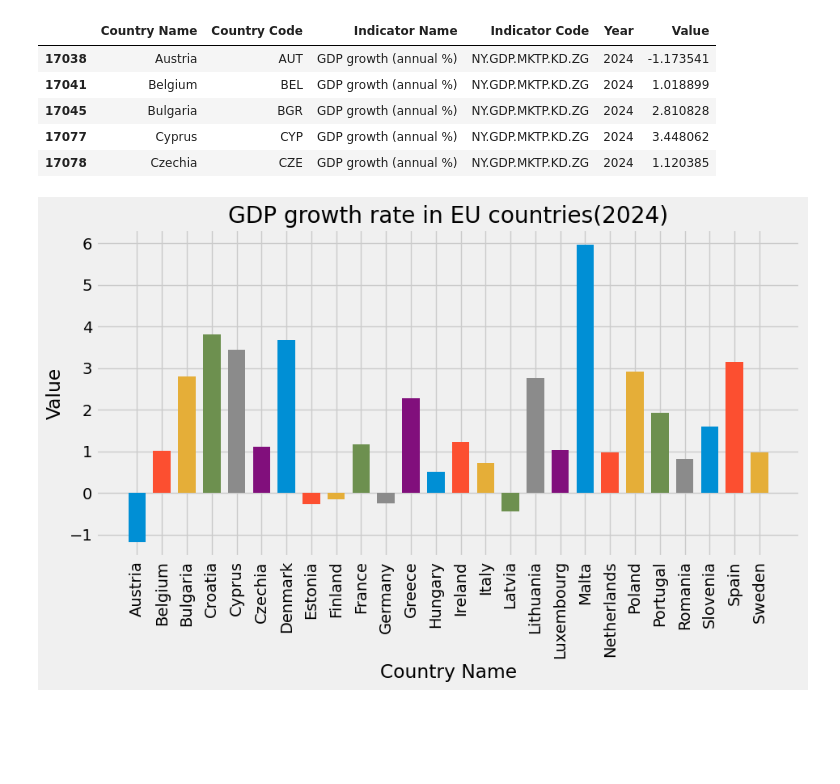
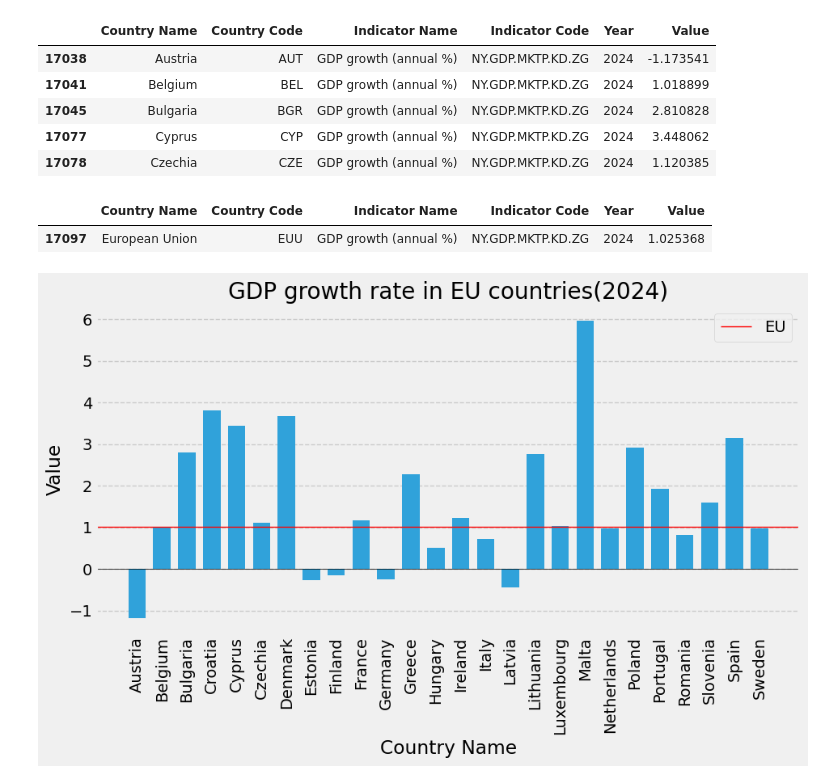
Before and after one commit to KaranjaEve/GDP-growth, a Jupyter notebook: notebooks/gdp_eu_analysis.ipynb, the cells around one changed output. Saved outputs shown, nothing was run; the diff lists cells and outputs as text; code cells hidden in the pictures; blank space fills up the shorter version.

```diff
--- a/notebooks/gdp_eu_analysis.ipynb
+++ b/notebooks/gdp_eu_analysis.ipynb
@@ -159,7 +159,7 @@ bar_width = 0.35
 
 for i, country in enumerate(countries):
     group = gdp_growth_eu_ea[gdp_growth_eu_ea["Country Name"] == country].sort_values("Year")
-    plt.bar(x + i * bar_width, group["Value"], width=bar_width, alpha=0.7, label=country)
+    plt.bar(x + i * bar_width, group["Value"], width=bar_width, alpha=0.7, label=country, edgecolor='black')
 
 plt.axhline(0, color='black', linewidth=0.5)
 
@@ -207,22 +206,37 @@ gdp_growth_eu_2024.head()
 | 17045 | Bulgaria | BGR | GDP growth (annual %) | NY.GDP.MKTP.KD.ZG | 2024 | 2.810828 |
 | 17077 | Cyprus | CYP | GDP growth (annual %) | NY.GDP.MKTP.KD.ZG | 2024 | 3.448062 |
 | 17078 | Czechia | CZE | GDP growth (annual %) | NY.GDP.MKTP.KD.ZG | 2024 | 1.120385 |
+# %%
+#get data for EU in 2024
+gdp_eu_2024 = gdp_growth_eu_ea.query("`Country Name` == 'European Union' and Year == 2024")
+gdp_eu_2024
+# %% [output]
+|  | Country Name | Country Code | Indicator Name | Indicator Code | Year | Value |
+| 17097 | European Union | EUU | GDP growth (annual %) | NY.GDP.MKTP.KD.ZG | 2024 | 1.025368 |
 # %%
 # Visualise data of each country
 plt.figure(figsize=(10,5))
 x = np.arange(len(gdp_growth_eu_2024))
 bar_width = 0.7
 
 for country in eu_countries:
     country_data = gdp_growth_eu_2024.query("`Country Name` == @country").sort_values("Country Name")
-    plt.bar(country_data["Country Name"], country_data["Value"], width=bar_width, label= country)
+    plt.bar(country_data["Country Name"], country_data["Value"], width=bar_width,color='#30a2da')
 
 
+#for EU
+eu_data = gdp_eu_2024["Value"].values[0]
+plt.axhline(y=eu_data, color= 'red', lw=1,label='EU')
 
+
+plt.grid(False)
 plt.xticks(rotation=90)
 plt.xlabel("Country Name")
 plt.ylabel("Value")
+plt.grid(axis = 'y',linestyle='--')
+plt.axhline(0, color='black', linewidth=0.5)
+plt.legend()
 plt.title("GDP growth rate in EU countries(2024)")
 plt.show()
 # %% [output]
-[figure, old version]
+[figure, new version]
```
Also changed, not shown: parts of 1 cell of this notebook.
